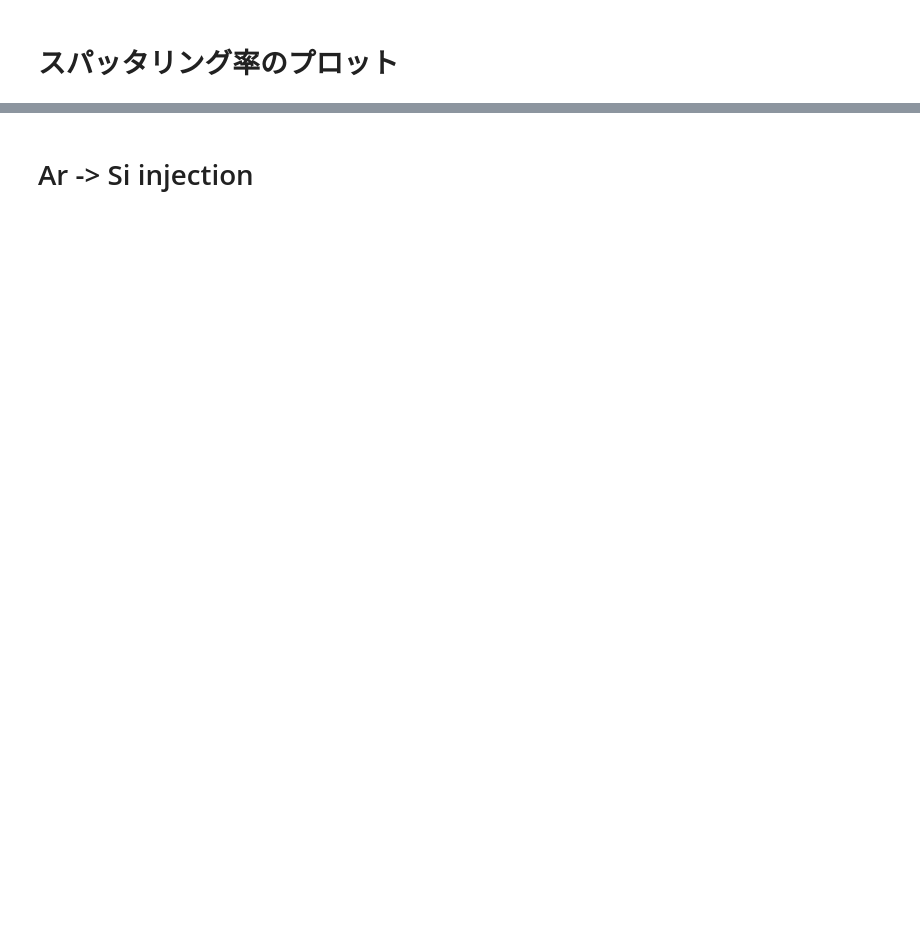
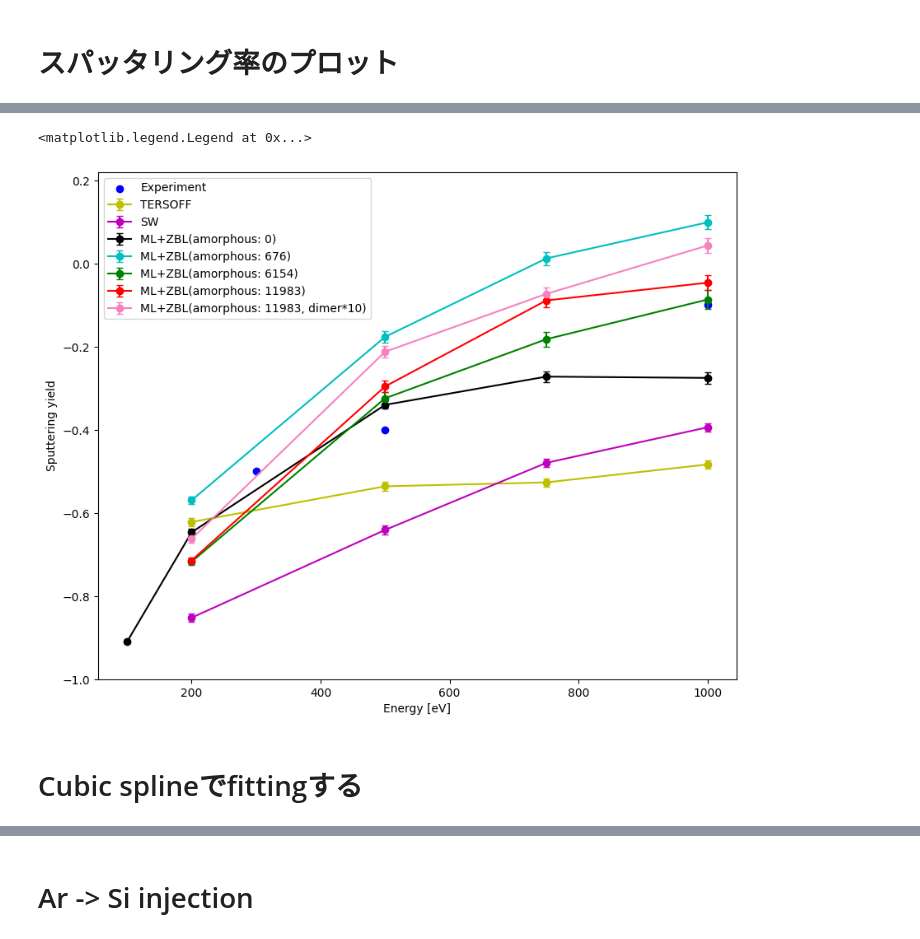
Before and after one commit to y1u0d2a1i/mlp_tools, a Jupyter notebook: notebooks/analyze/plot_SY.ipynb, the cells around one changed output, grey strips where cells are left out. Cells and saved outputs as stored; diff of their text form; code cells hidden in the pictures; blank space fills up the shorter version.

```diff
--- a/notebooks/analyze/plot_SY.ipynb
+++ b/notebooks/analyze/plot_SY.ipynb
@@ -79,0 +89,62 @@ k
+# %%
+# potential_name_list = ['TERSOFF', 'SW', 'ML+ZBL(amorphous: 11983)']
+# potential_name_list = ['TERSOFF', 'SW', 'Experiment', 'ML+ZBL(amorphous: 11983)', 'ML(amorphous: 11983)']
+# potential_name_list = ['TERSOFF', 'SW', 'Experiment', 'ML+ZBL(amorphous: 0)','ML+ZBL(amorphous: 676)', 'ML+ZBL(amorphous: 6154)','ML+ZBL(amorphous: 11983)']
+potential_name_list = ['TERSOFF', 'SW', 'Experiment', 'ML+ZBL(amorphous: 0)','ML+ZBL(amorphous: 676)', 'ML+ZBL(amorphous: 6154)','ML+ZBL(amorphous: 11983)', 'ML+ZBL(amorphous: 11983, dimer*10)']
+
+# 色を指定する
+potentianl_name_color_map = {}
+for potential_name in potential_name_list:
+    potentianl_name_color_map[potential_name] = sy_df.loc[sy_df["potential"] == potential_name, "color"].to_numpy()[0]
+
+# スパッタリング率の平均をとってプロットする
+fig, ax = plt.subplots(figsize=(10, 8))
+
+for potential_name in potential_name_list:
+    each_potential_df = sy_df[sy_df["potential"] == potential_name][["energy", "sy_depo_ion_dose", "lower_sy", "upper_sy"]]
+    each_potential_df = each_potential_df.groupby(["energy"]).mean().reset_index()
+
+    if potential_name == "ML+ZBL(amorphous: 11983)":
+        # label_name = "ML+ZBL"
+        label_name = potential_name
+    else:
+        label_name = potential_name
+
+    if potential_name == "Experiment":
+        ax.scatter(
+            each_potential_df["energy"],
+            each_potential_df["sy_depo_ion_dose"],
+            marker="o",
+            label=label_name,
+            c=potentianl_name_color_map[potential_name]
+        )
+    else:
+        ax.errorbar(
+            each_potential_df["energy"],
+            each_potential_df["sy_depo_ion_dose"],
+            yerr=[
+                each_potential_df["sy_depo_ion_dose"] - each_potential_df["lower_sy"],
+                each_potential_df["upper_sy"] - each_potential_df["sy_depo_ion_dose"],
+            ],
+            capsize=3,
+            marker="o",
+            label=label_name,
+            c=potentianl_name_color_map[potential_name]
+        )
+ax.set_xlabel("Energy [eV]")
+ax.set_ylabel("Sputtering yield")
+ax.set_ylim(-1.0, 0.22)
+ax.legend()
+
+# handles, labels = ax.get_legend_handles_labels()
+# handle_list, label_list = [], []
+# for handle, label in zip(handles, labels):
+#     if label not in label_list:
+#         handle_list.append(handle)
+#         label_list.append(label)
+# plt.legend(handle_list, label_list)
+# %% [output]
+<matplotlib.legend.Legend at 0x...>
+[figure, added]
+# %% [markdown]
+# Cubic splineでfittingする
```
Also changed, not shown: parts of 13 cells of this notebook, 9 other files.
